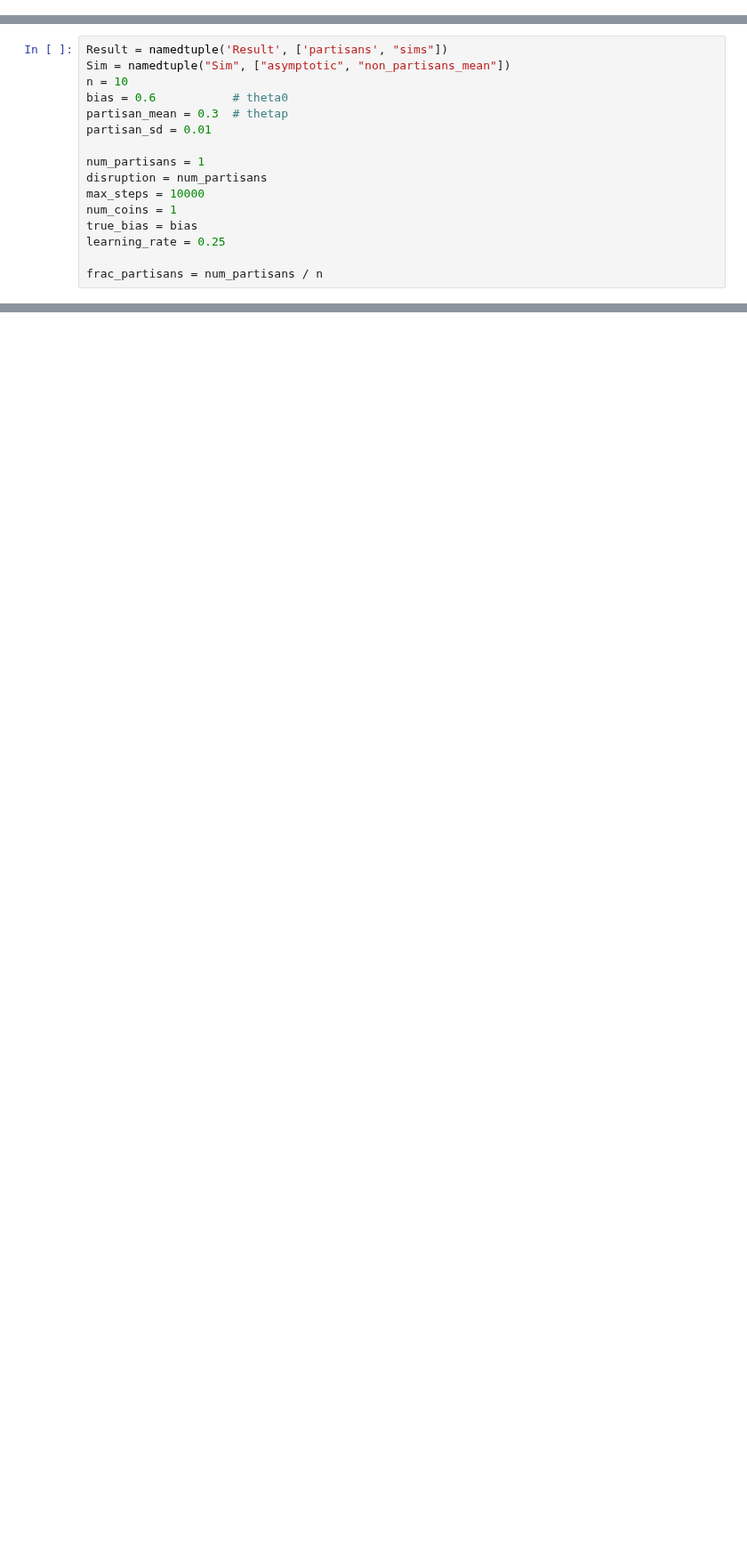
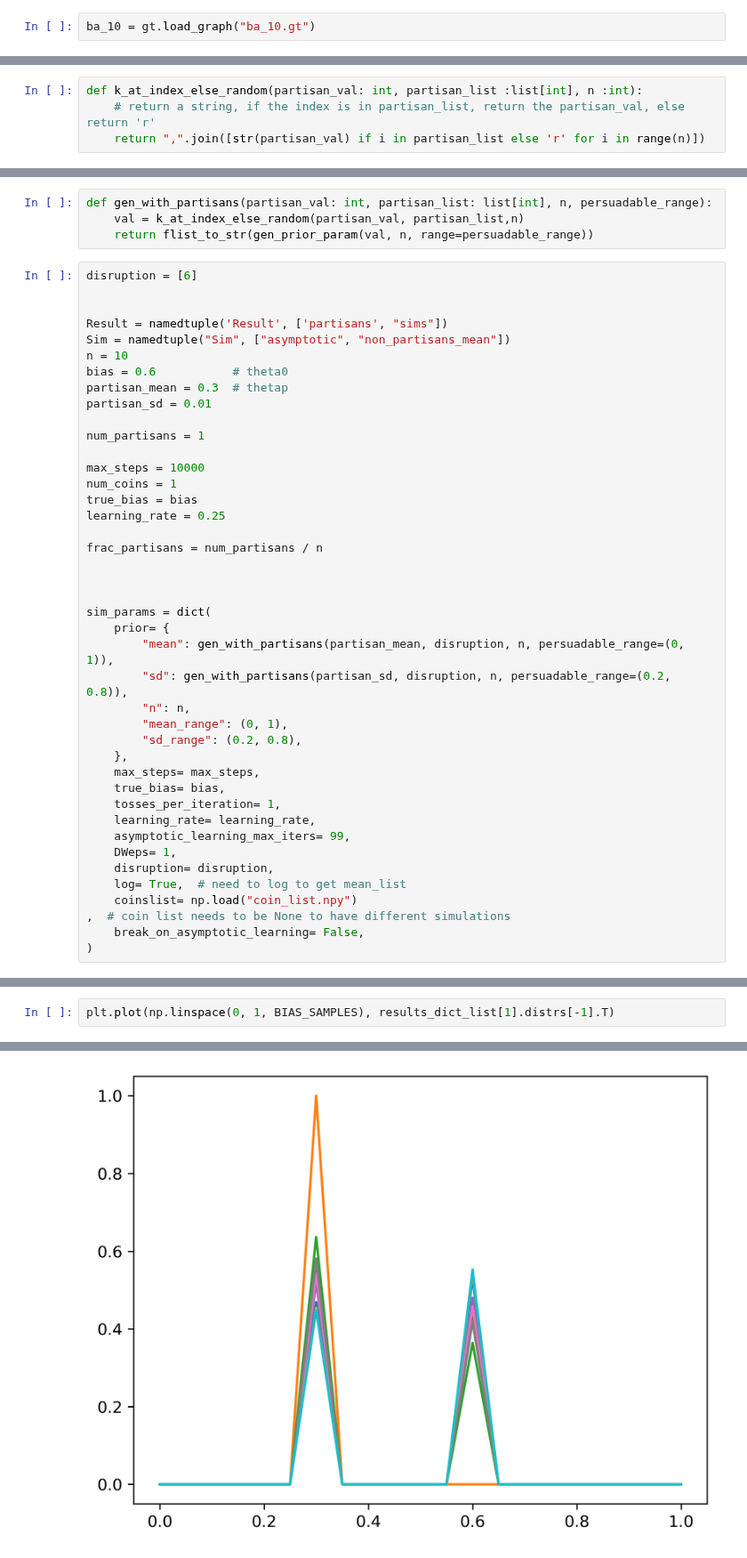
Before and after one commit to YutongB/Opinion-Dynamics, a Jupyter notebook: notebooks/optimize.ipynb, the cells around one changed output, grey strips where cells are left out. Shown at 89% size. Saved outputs shown, nothing was run; the diff lists cells and outputs as text; blank space fills up the shorter version.

```diff
--- a/notebooks/optimize.ipynb
+++ b/notebooks/optimize.ipynb
@@ -39,0 +74,2 @@ mpl.rcParams["figure.dpi"] = 300
+# %%
+ba_10 = gt.load_graph("ba_10.gt")
@@ -39,0 +95,4 @@ mpl.rcParams["figure.dpi"] = 300
+# %%
+def k_at_index_else_random(partisan_val: int, partisan_list :list[int], n :int):
+    # return a string, if the index is in partisan_list, return the partisan_val, else return 'r'
+    return ",".join([str(partisan_val) if i in partisan_list else 'r' for i in range(n)])
@@ -40,4 +107,11 @@ mpl.rcParams["figure.dpi"] = 300
+# %%
+def gen_with_partisans(partisan_val: int, partisan_list: list[int], n, persuadable_range):
+    val = k_at_index_else_random(partisan_val, partisan_list,n)
+    return flist_to_str(gen_prior_param(val, n, range=persuadable_range))
 # %%
+disruption = [6]
+
+
 Result = namedtuple('Result', ['partisans', "sims"])
 Sim = namedtuple("Sim", ["asymptotic", "non_partisans_mean"])
 n = 10
@@ -46,10 +120,33 @@ partisan_mean = 0.3  # thetap
 partisan_sd = 0.01
 
 num_partisans = 1
-disruption = num_partisans
+
 max_steps = 10000
 num_coins = 1
 true_bias = bias
 learning_rate = 0.25
 
 frac_partisans = num_partisans / n
+
+
+
+sim_params = dict(
+    prior= {
+        "mean": gen_with_partisans(partisan_mean, disruption, n, persuadable_range=(0, 1)),
+        "sd": gen_with_partisans(partisan_sd, disruption, n, persuadable_range=(0.2, 0.8)),
+        "n": n,
+        "mean_range": (0, 1),
+        "sd_range": (0.2, 0.8),
+    },
+    max_steps= max_steps,
+    true_bias= bias,
+    tosses_per_iteration= 1,
+    learning_rate= learning_rate,
+    asymptotic_learning_max_iters= 99,
+    DWeps= 1,
+    disruption= disruption,
+    log= True,  # need to log to get mean_list
+    coinslist= np.load("coin_list.npy")
+,  # coin list needs to be None to have different simulations
+    break_on_asymptotic_learning= False,
+)
@@ -102,0 +414,3 @@ args = {
+# %%
+plt.plot(np.linspace(0, 1, BIAS_SAMPLES), results_dict_list[1].distrs[-1].T)
+# %% [output]
@@ -102,0 +427 @@ args = {
+[figure, added]
```
Also changed, not shown: parts of 32 cells of this notebook, 8 other files.
